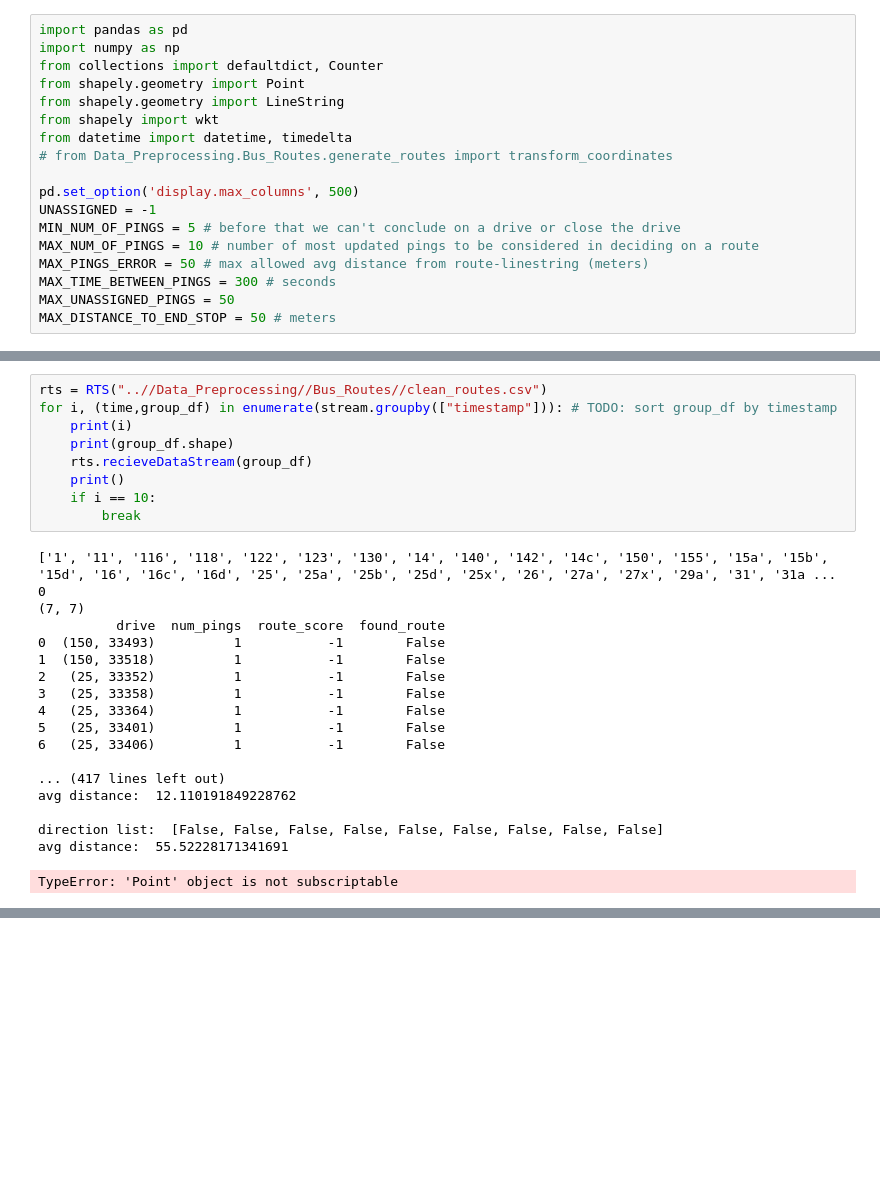
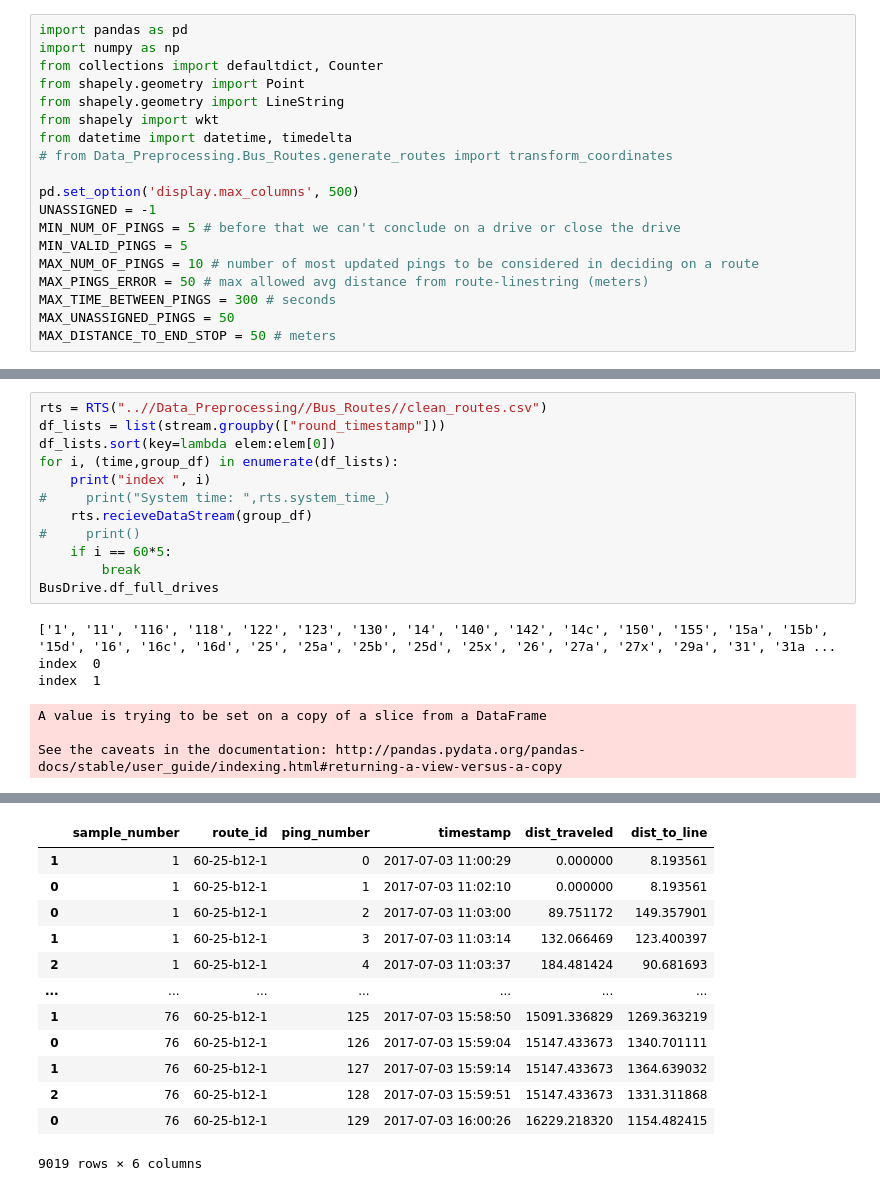
Before and after one commit to SharonPeled/Relaxi-Taxi, a Jupyter notebook: Real_Time_System/RTS.ipynb, the cells around one changed output, grey strips where cells are left out. Drawn from its saved outputs; the diff is of its cells as text; blank space fills up the shorter version.

Commit message:
system update

```diff
--- a/Real_Time_System/RTS.ipynb
+++ b/Real_Time_System/RTS.ipynb
@@ -11,6 +11,7 @@ from datetime import datetime, timedelta
 pd.set_option('display.max_columns', 500)
 UNASSIGNED = -1
 MIN_NUM_OF_PINGS = 5 # before that we can't conclude on a drive or close the drive
+MIN_VALID_PINGS = 5
 MAX_NUM_OF_PINGS = 10 # number of most updated pings to be considered in deciding on a route
 MAX_PINGS_ERROR = 50 # max allowed avg distance from route-linestring (meters)
 MAX_TIME_BETWEEN_PINGS = 300 # seconds
@@ -242,28 +315,19 @@ class RTS:
 # %%
 rts = RTS("..//Data_Preprocessing//Bus_Routes//clean_routes.csv")
-for i, (time,group_df) in enumerate(stream.groupby(["timestamp"])): # TODO: sort group_df by timestamp
-    print(i)
-    print(group_df.shape)
+df_lists = list(stream.groupby(["round_timestamp"]))
+df_lists.sort(key=lambda elem:elem[0])
+for i, (time,group_df) in enumerate(df_lists):
+    print("index ", i)
+#     print("System time: ",rts.system_time_)
     rts.recieveDataStream(group_df)
-    print()
-    if i == 10:
+#     print()
+    if i == 60*5:
         break
+BusDrive.df_full_drives
 # %% [output]
 ['1', '11', '116', '118', '122', '123', '130', '14', '140', '142', '14c', '150', '155', '15a', '15b', '15d', '16', '16c', '16d', '25', '25a', '25b', '25d', '25x', '26', '27a', '27x', '29a', '31', '31a ...
-0
-(7, 7)
-          drive  num_pings  route_score  found_route
-0  (150, 33493)          1           -1        False
-1  (150, 33518)          1           -1        False
-2   (25, 33352)          1           -1        False
-3   (25, 33358)          1           -1        False
-4   (25, 33364)          1           -1        False
-5   (25, 33401)          1           -1        False
-6   (25, 33406)          1           -1        False
-
-... (417 lines left out)
-avg distance:  12.110191849228762
-
-direction list:  [False, False, False, False, False, False, False, False, False]
-avg distance:  55.52228171341691
+index  0
+index  1
-TypeError: 'Point' object is not subscriptable
+A value is trying to be set on a copy of a slice from a DataFrame
+
+See the caveats in the documentation: http://pandas.pydata.org/pandas-docs/stable/user_guide/indexing.html#returning-a-view-versus-a-copy
@@ -270 +388,14 @@ TypeError: 'Point' object is not subscriptable
+|  | sample_number | route_id | ping_number | timestamp | dist_traveled | dist_to_line |
+| 1 | 1 | 60-25-b12-1 | 0 | 2017-07-03 11:00:29 | 0.000000 | 8.193561 |
+| 0 | 1 | 60-25-b12-1 | 1 | 2017-07-03 11:02:10 | 0.000000 | 8.193561 |
+| 0 | 1 | 60-25-b12-1 | 2 | 2017-07-03 11:03:00 | 89.751172 | 149.357901 |
+| 1 | 1 | 60-25-b12-1 | 3 | 2017-07-03 11:03:14 | 132.066469 | 123.400397 |
+| 2 | 1 | 60-25-b12-1 | 4 | 2017-07-03 11:03:37 | 184.481424 | 90.681693 |
+| ... | ... | ... | ... | ... | ... | ... |
+| 1 | 76 | 60-25-b12-1 | 125 | 2017-07-03 15:58:50 | 15091.336829 | 1269.363219 |
+| 0 | 76 | 60-25-b12-1 | 126 | 2017-07-03 15:59:04 | 15147.433673 | 1340.701111 |
+| 1 | 76 | 60-25-b12-1 | 127 | 2017-07-03 15:59:14 | 15147.433673 | 1364.639032 |
+| 2 | 76 | 60-25-b12-1 | 128 | 2017-07-03 15:59:51 | 15147.433673 | 1331.311868 |
+| 0 | 76 | 60-25-b12-1 | 129 | 2017-07-03 16:00:26 | 16229.218320 | 1154.482415 |
+9019 rows × 6 columns
 # %%
```
Also changed, not shown: parts of 7 cells of this notebook, 4 other files.
